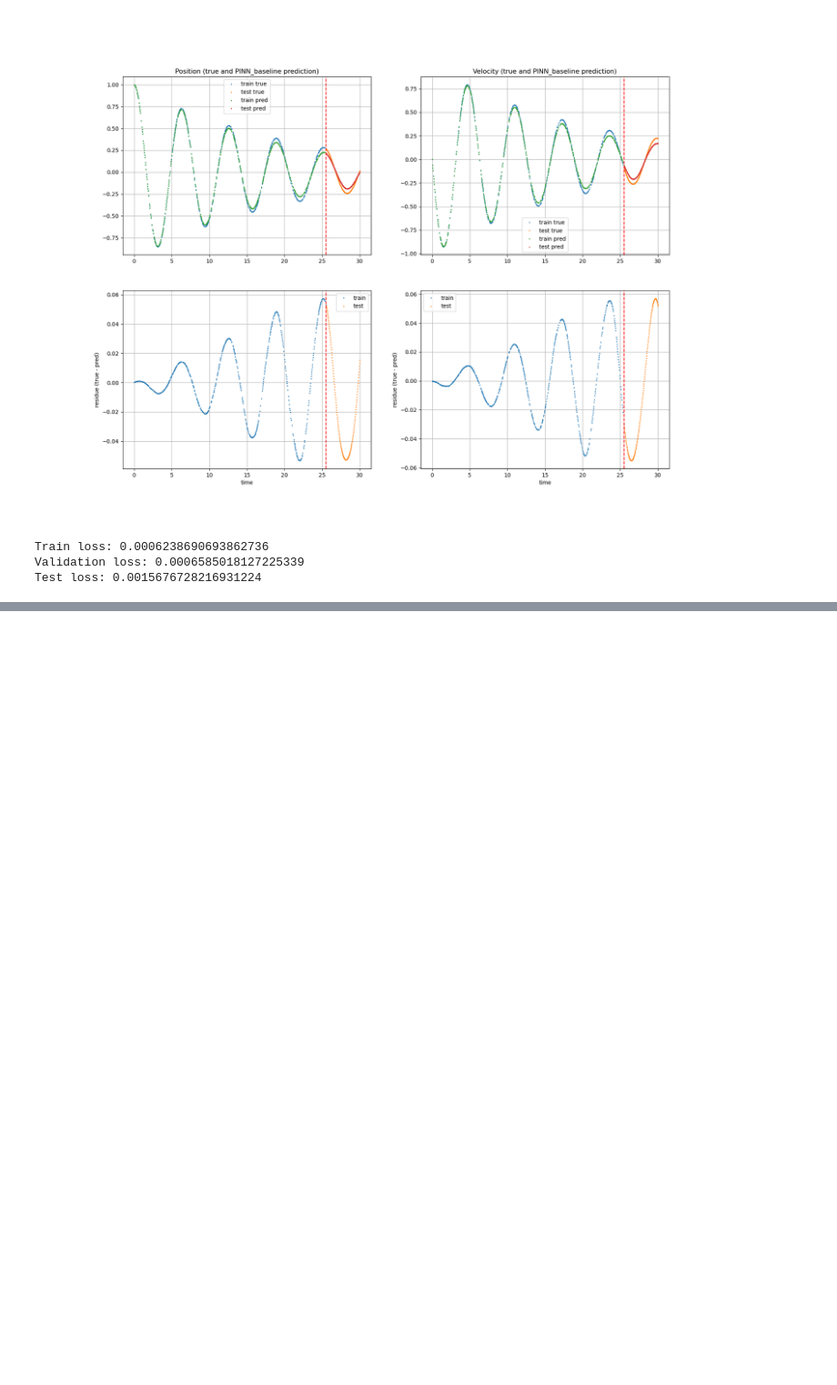
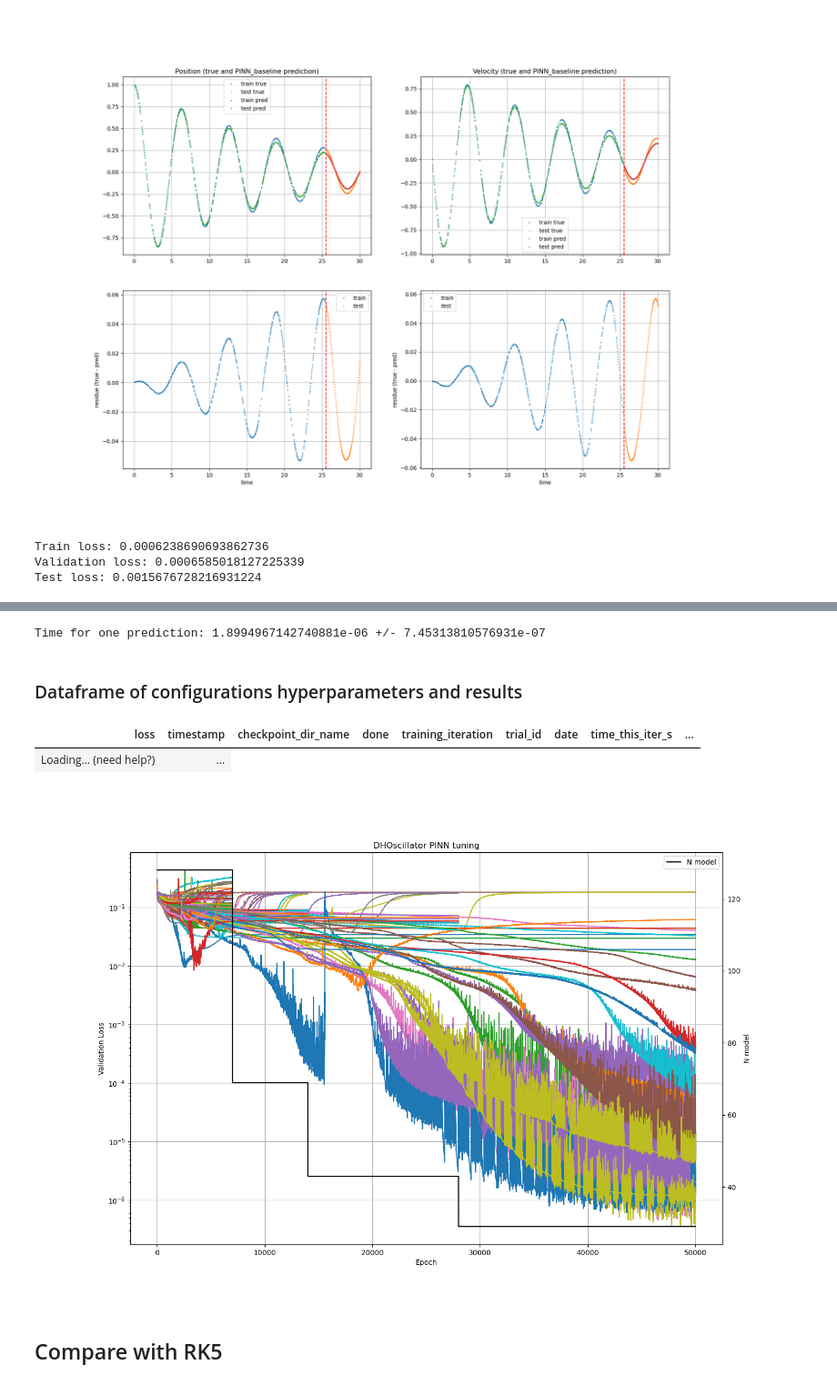
Before and after one commit to luigiEG/FYS5429_Project1, a Jupyter notebook: src/DHOscillator_analysis.ipynb, the cells around one changed output, grey strips where cells are left out. Shown at 91% size. Drawn from its saved outputs; the diff is of its cells as text; code cells hidden in the pictures; blank space fills up the shorter version.

```diff
--- a/src/DHOscillator_analysis.ipynb
+++ b/src/DHOscillator_analysis.ipynb
@@ -418,0 +386,64 @@ tensor(0.1473, grad_fn=<MeanBackward0>)
+# %%
+# time
+DHO_PINN_tuned_time, DHO_PINN_tuned_time_std = get_pred_time(DHO_PINN_tuned, test_X, n_samples=100)
+# %% [output]
+Time for one prediction: 1.8994967142740881e-06 +/- 7.45313810576931e-07
+# %% [markdown]
+### Dataframe of configurations hyperparameters and results
+# %%
+restored_tuner = tune.Tuner.restore('/home/luigi/Documents/PHYSICS/ML/Project1/tune/DHO_PINN_tuning', objective)
+restored_results = restored_tuner.get_results()
+
+restored_df = restored_results.get_dataframe()
+restored_df
+# %% [output]
+| loss | timestamp | checkpoint_dir_name | done | training_iteration | trial_id | date | time_this_iter_s | ... |
+| Loading... (need help?) | ... |
+# %%
+def get_alive_model(df, max_epoch):
+    """
+    Function to get the number of alive models at each epoch
+    input: df, max_epoch
+    output: alive_model
+    """
+    # get traininig_iteration vector
+    training_iteration = df["training_iteration"]
+    training_iteration = training_iteration.to_numpy()
+    # alive_model = number of entries of training_iteration > epoch
+    # epoch = (0, max_epoch)
+    alive_model = np.zeros(max_epoch)
+    for i in range(max_epoch):
+        alive_model[i] = np.sum(training_iteration > i)
+    return alive_model
+
+alive_model = get_alive_model(restored_df, 50000)
+# %%
+# show results
+dfs = {result.path: result.metrics_dataframe for result in restored_results}
+
+# twinx plot alive_model and validation loss
+fig, ax1 = plt.subplots(figsize=(15, 10))
+# plot the validation loss
+for path, df in dfs.items():
+    ax1.plot(df["training_iteration"], df["loss"], label=path)
+ax1.set_yscale("log")
+ax1.set_xlabel("Epoch")
+ax1.set_ylabel("Validation Loss")
+ax1.grid()
+
+# plot the alive model
+ax2 = ax1.twinx()
+ax2.plot(alive_model, label="N model", color="black")
+ax2.set_ylabel("N model")
+ax2.legend()
+ax2.grid()
+
+
+plt.title("DHOscillator PINN tuning")
+plt.grid()
+# save the figure
+plt.savefig('../plot/DHOscillator_PINN_tuning.png')
+# %% [output]
+[figure, added]
+# %% [markdown]
+## Compare with RK5
```
Also changed, not shown: parts of 26 cells of this notebook, 7 other files.
